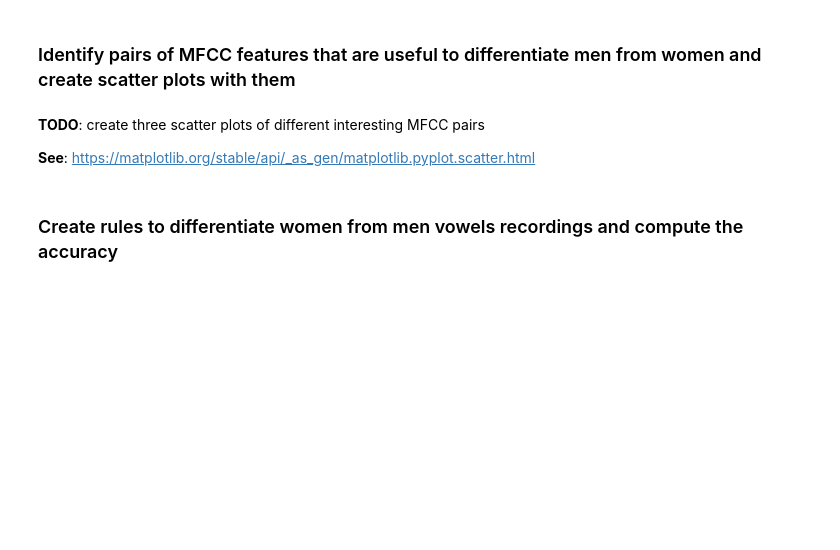
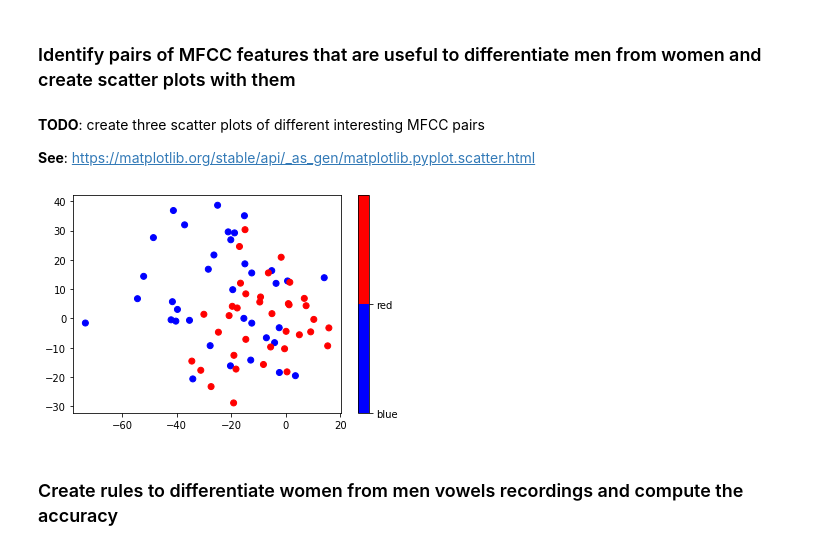
Before and after one commit to Nelson-Jnrnd/ARN_L1, a Jupyter notebook: PW1_notebook_and_data/ARN_PW1.ipynb, the cells around one changed output. Drawn from its saved outputs; the diff is of its cells as text; code cells hidden in the pictures; blank space fills up the shorter version.

```diff
--- a/PW1_notebook_and_data/ARN_PW1.ipynb
+++ b/PW1_notebook_and_data/ARN_PW1.ipynb
@@ -127,6 +129,18 @@ classes = np.concatenate((
 **TODO**: create three scatter plots of different interesting MFCC pairs
 
 **See**: https://matplotlib.org/stable/api/_as_gen/matplotlib.pyplot.scatter.html
+# %%
+mfcc_9  = np.concatenate((nam_mfcc_median[:,8], naf_mfcc_median[:,8]))
+mfcc_10  = np.concatenate((nam_mfcc_median[:,4], naf_mfcc_median[:,4]))
+
+color = ['blue', 'red']
+pl.scatter(mfcc_9, mfcc_10, c=classes, cmap=colors.ListedColormap(color))
+cb = pl.colorbar()
+loc = np.arange(0,max(classes),max(classes)/float(len(color)))
+cb.set_ticks(loc)
+cb.set_ticklabels(color)
+# %% [output]
+[figure, added]
 # %% [markdown]
 ### Create rules to differentiate women from men vowels recordings and compute the accuracy
 # %%
```
Also changed, not shown: parts of 5 cells of this notebook.
